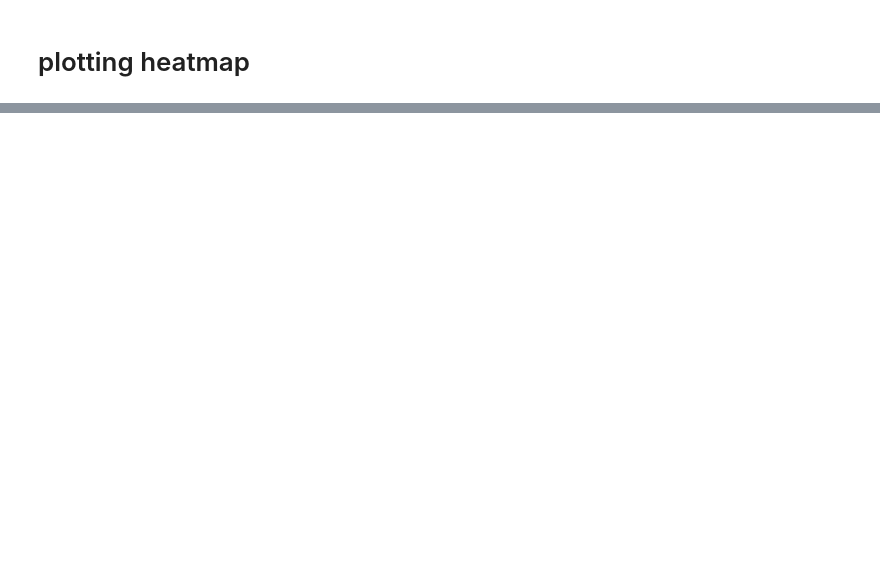
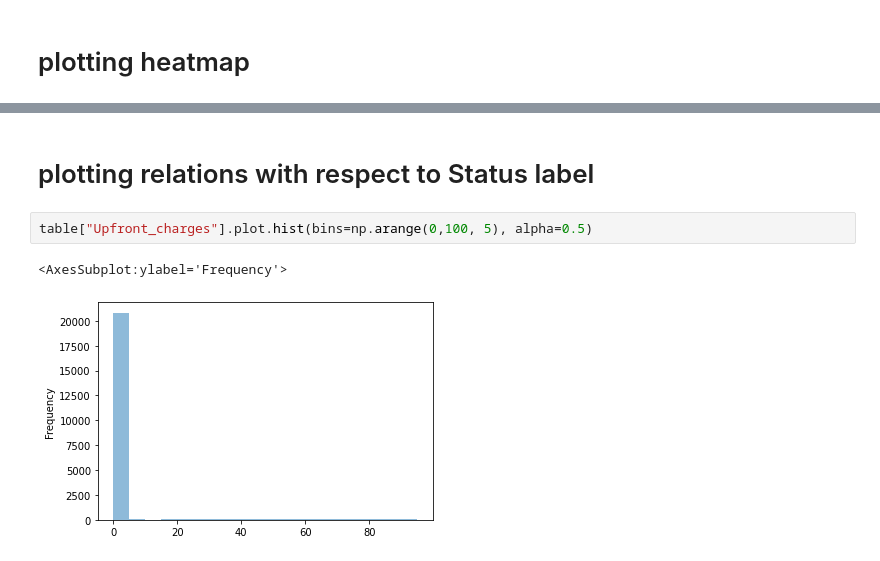
Before and after one commit to kanndil/Loan_Default_Predictor, a Jupyter notebook: code/cleaning.ipynb, the cells around one changed output, grey strips where cells are left out. Saved outputs shown, nothing was run; the diff lists cells and outputs as text; blank space fills up the shorter version.

```diff
--- a/code/cleaning.ipynb
+++ b/code/cleaning.ipynb
@@ -104,0 +101,7 @@ TypeError: Image data of dtype object cannot be converted to float
+# %% [markdown]
+# plotting relations with respect to Status label
+# %%
+table["Upfront_charges"].plot.hist(bins=np.arange(0,100, 5), alpha=0.5)
+# %% [output]
+<AxesSubplot:ylabel='Frequency'>
+[figure, added]
```
Also changed, not shown: parts of 7 cells of this notebook.
